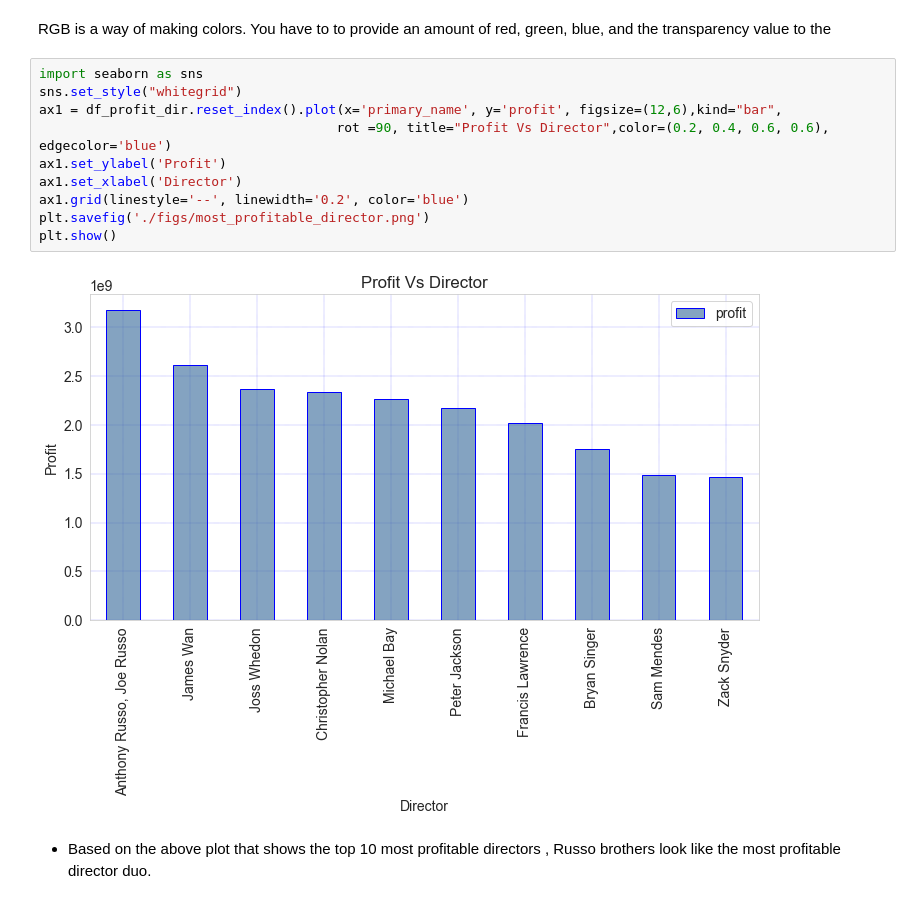
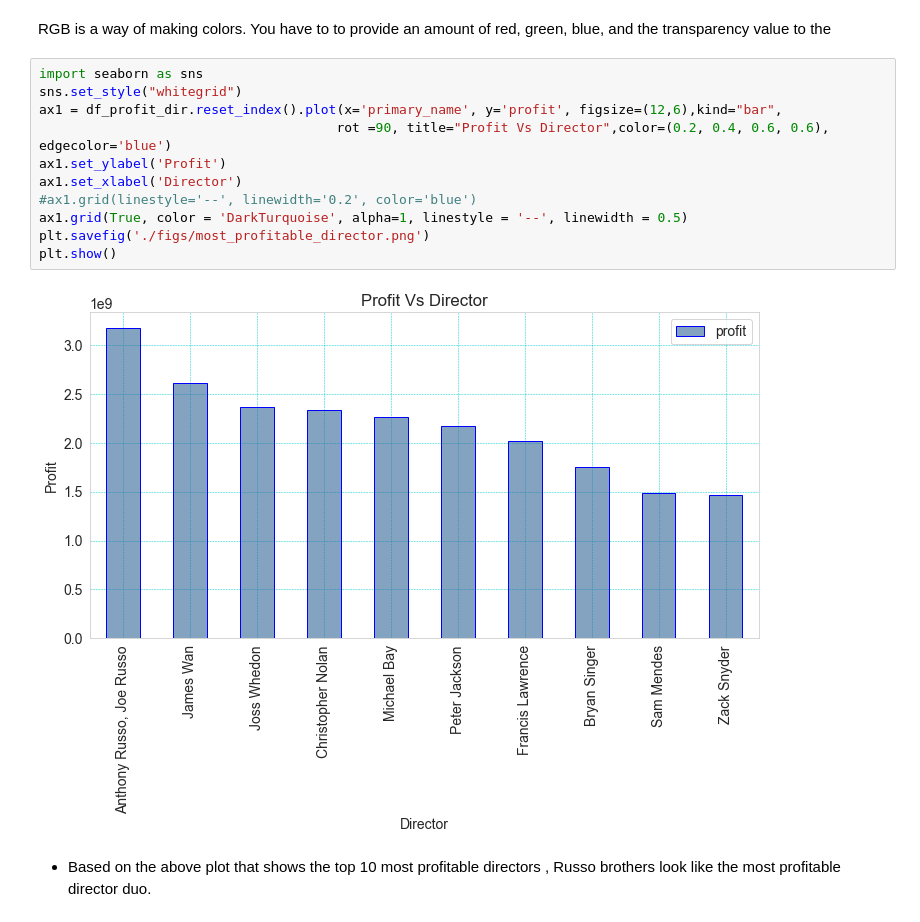
Before and after one commit to deepssharma/My_Phase1_Project, a Jupyter notebook: project.ipynb, the cells around one changed output. Saved outputs shown, nothing was run; the diff lists cells and outputs as text.

Commit message:
Adding Presentation file and also modified figures plotting style

```diff
--- a/project.ipynb
+++ b/project.ipynb
@@ -1908,15 +1927,16 @@ RGB is a way of making colors. You have to to provide an amount of red, green, b
 # %%
 import seaborn as sns
 sns.set_style("whitegrid")
 ax1 = df_profit_dir.reset_index().plot(x='primary_name', y='profit', figsize=(12,6),kind="bar",
                                       rot =90, title="Profit Vs Director",color=(0.2, 0.4, 0.6, 0.6),  edgecolor='blue')
 ax1.set_ylabel('Profit')
 ax1.set_xlabel('Director')
-ax1.grid(linestyle='--', linewidth='0.2', color='blue')
+#ax1.grid(linestyle='--', linewidth='0.2', color='blue')
+ax1.grid(True, color = 'DarkTurquoise', alpha=1, linestyle = '--', linewidth = 0.5)
 plt.savefig('./figs/most_profitable_director.png')
 plt.show()
 # %% [output]
-[figure, old version]
+[figure, new version]
 # %% [markdown]
 * Based on the above plot that shows the top 10 most profitable directors , Russo brothers look like the most profitable director duo.
 # %% [markdown]
```
Also changed, not shown: parts of 6 cells of this notebook, 7 other files.
